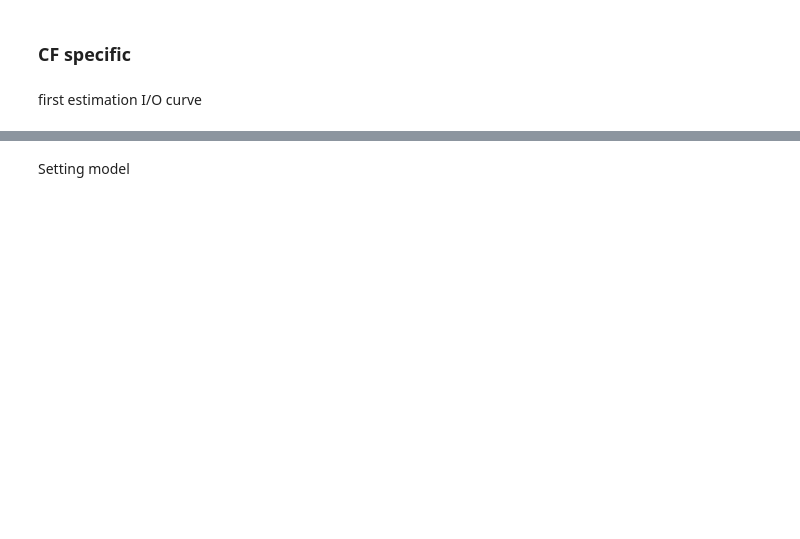
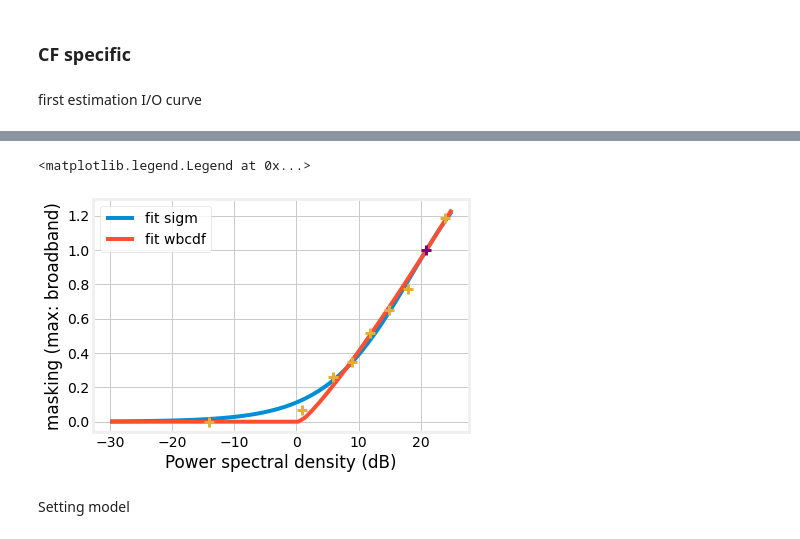
Before and after one commit to fdeloche/fmaskedCAP-model, a Jupyter notebook: Fit data.ipynb, the cells around one changed output, grey strips where cells are left out. Drawn from its saved outputs; the diff is of its cells as text; code cells hidden in the pictures; blank space fills up the shorter version.

```diff
--- a/Fit data.ipynb
+++ b/Fit data.ipynb
@@ -124,17 +179,20 @@ if write_results:
 # %%
-I=np.linspace(-30, 20)
+I=np.linspace(-30, 25)
 
 
 pl.plot(I, sigm(torch.tensor(I)), label='fit sigm')
 pl.plot(I, wb_cdf(torch.tensor(I)), label='fit wbcdf')
 pl.xlabel('Power spectral density (dB)')
 
 pl.plot(I_pts, maskamount, '+', markersize=10, markeredgewidth=3)
 
 pl.plot(I0-20, 1, '+', markersize=10, markeredgewidth=3, color='purple')
 
 pl.ylabel('masking (max: broadband)')
 pl.legend()
+# %% [output]
+<matplotlib.legend.Legend at 0x...>
+[figure, added]
 # %% [markdown]
 Setting model
 # %%
```
Also changed, not shown: parts of 19 cells of this notebook, 1 other file.
